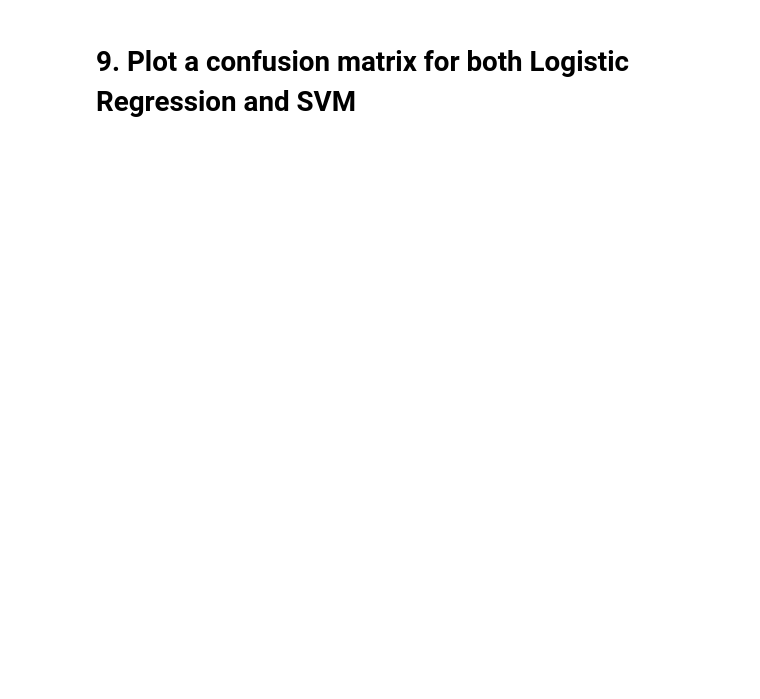
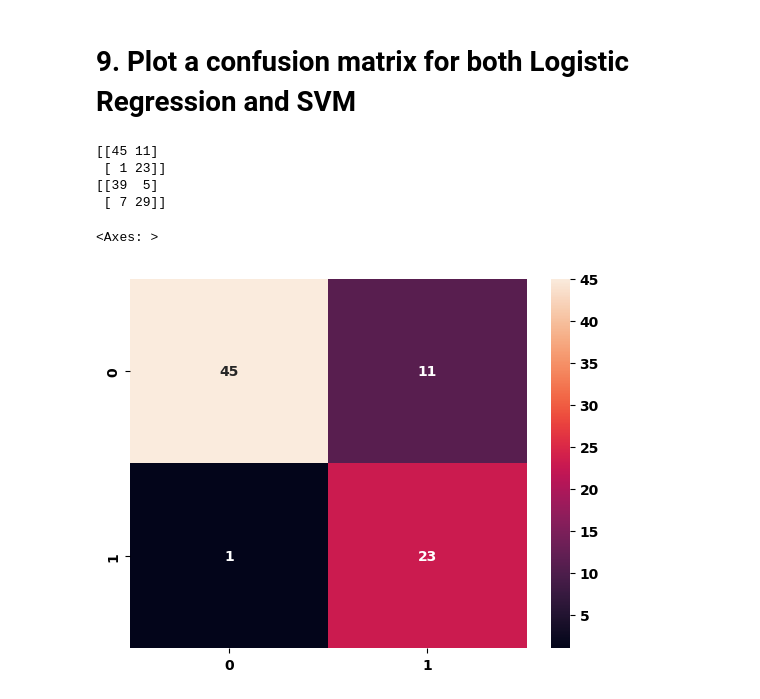
Before and after one commit to Tuwaiq-Data-Science-Bootcamp-V4/SVM-Lab1, a Jupyter notebook: SVM_Assignment.ipynb, the cells around one changed output. Cells and saved outputs as stored; diff of their text form; code cells hidden in the pictures; blank space fills up the shorter version.

```diff
--- a/SVM_Assignment.ipynb
+++ b/SVM_Assignment.ipynb
@@ -18,3 +67,7 @@
 # 6. Train a Logistic Regression model
 
 - Build and train two models, the first by using the tfidf data, and the second by using count vectorize data.
+# %%
+# using tfidf
+logclassifier=LogisticRegression(random_state=0, solver='lbfgs')
+logclassifier.fit(t_train, y_train)
@@ -20,0 +76,4 @@
+# %%
+# using count
+logclassifier=LogisticRegression(random_state=0, solver='lbfgs')
+logclassifier.fit(c_train, y_train)
@@ -25,2 +98,14 @@
 # %% [markdown]
 # 8. Make a prediction and calculate the score for both Logistic Regression and SVM
+# %%
+t_predlog = logclassifier.predict(t_test)
+c_predlog = logclassifier.predict(c_test)
+
+
+countlogacc = accuracy_score(c_predlog,y_test)
+print(confusion_matrix(y_test,c_predlog))
+print(classification_report(y_test,c_predlog))
+
+countlogacc = accuracy_score(t_predlog,y_test)
+print(confusion_matrix(y_test,t_predlog))
+print(classification_report(y_test,t_predlog))
@@ -27,2 +160,17 @@
 # %% [markdown]
 # 9. Plot a confusion matrix for both Logistic Regression and SVM
+# %%
+tlog_confmatrix = confusion_matrix(t_predlog,y_test)
+clog_confmatrix = confusion_matrix(c_predlog,y_test)
+print(tlog_confmatrix)
+print(clog_confmatrix)
+# %% [output]
+[[45 11]
+ [ 1 23]]
+[[39  5]
+ [ 7 29]]
+# %%
+sns.heatmap(tlog_confmatrix, annot=True)
+# %% [output]
+<Axes: >
+[figure, added]
```
Also changed, not shown: parts of 17 cells of this notebook.
